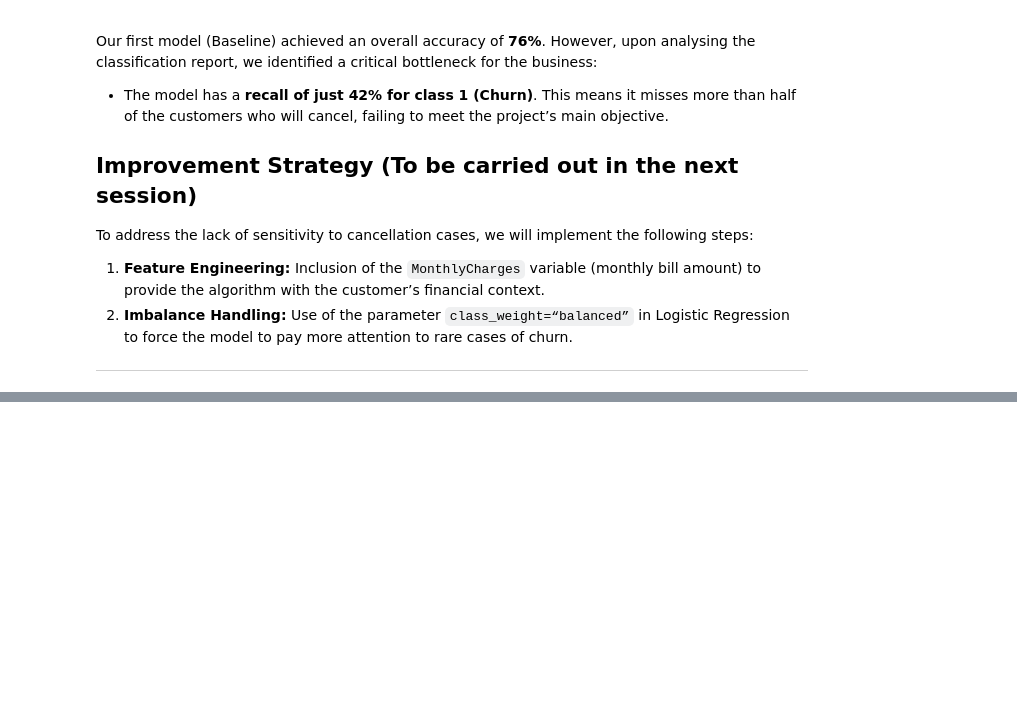
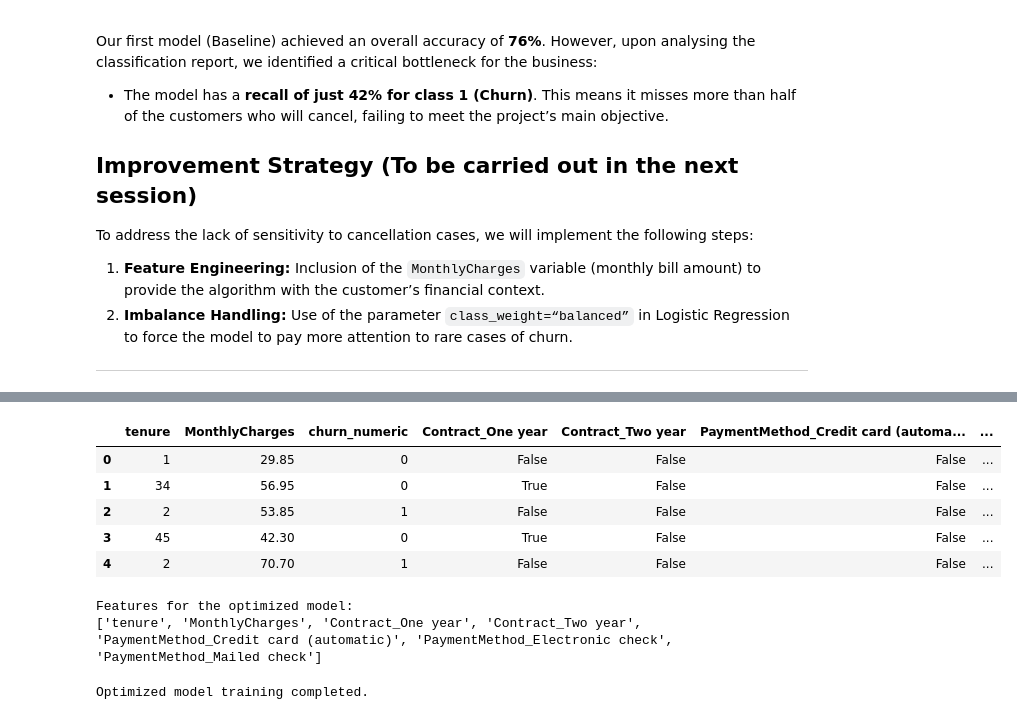
Before and after one commit to henriqsantos/churn_project, a Jupyter notebook: analyse_churn.ipynb, the cells around one changed output, grey strips where cells are left out. Cells and saved outputs as stored; diff of their text form; code cells hidden in the pictures; blank space fills up the shorter version.

```diff
--- a/analyse_churn.ipynb
+++ b/analyse_churn.ipynb
@@ -207,0 +216,27 @@ To address the lack of sensitivity to cancellation cases, we will implement the
+# %%
+# Update our features list including 'MonthlyCharges'
+optimized_features = ['tenure', 'Contract', 'PaymentMethod', 'MonthlyCharges', 'churn_numeric']
+df_optimized = df[optimized_features].copy()
+
+#Apply One-Hot Encoding to categorical text features
+df_optmized = pd.get_dummies(df_optimized, columns=['Contract', 'PaymentMethod'], drop_first=True)
+
+df_optmized.head()
+# %% [output]
+|  | tenure | MonthlyCharges | churn_numeric | Contract_One year | Contract_Two year | PaymentMethod_Credit card (automa... | ... |
+| 0 | 1 | 29.85 | 0 | False | False | False | ... |
+| 1 | 34 | 56.95 | 0 | True | False | False | ... |
+| 2 | 2 | 53.85 | 1 | False | False | False | ... |
+| 3 | 45 | 42.30 | 0 | True | False | False | ... |
+| 4 | 2 | 70.70 | 1 | False | False | False | ... |
+# %%
+# Separate explanatory variables and target variable for the optimized model
+X_opt = df_optmized.drop(columns=['churn_numeric'])
+y_opt = df_optmized['churn_numeric']
+
+# Display the columns that the model will use for training
+print("Features for the optimized model:")
+print(X_opt.columns.tolist())
+# %% [output]
+Features for the optimized model:
+['tenure', 'MonthlyCharges', 'Contract_One year', 'Contract_Two year', 'PaymentMethod_Credit card (automatic)', 'PaymentMethod_Electronic check', 'PaymentMethod_Mailed check']
@@ -207,0 +248,11 @@ To address the lack of sensitivity to cancellation cases, we will implement the
+# %%
+from sklearn.linear_model import LogisticRegression
+
+#Initialize the new Machine Learning model with balanced weights and higher iterations
+optimized_model = LogisticRegression(random_state=42, class_weight='balanced', max_iter=1000)
+
+#Train the optimized model on the training set
+optimized_model.fit(X_train_opt, y_train_opt)
+print("Optimized model training completed.")
+# %% [output]
+Optimized model training completed.
```
Also changed, not shown: parts of 12 cells of this notebook, 1 other file.
